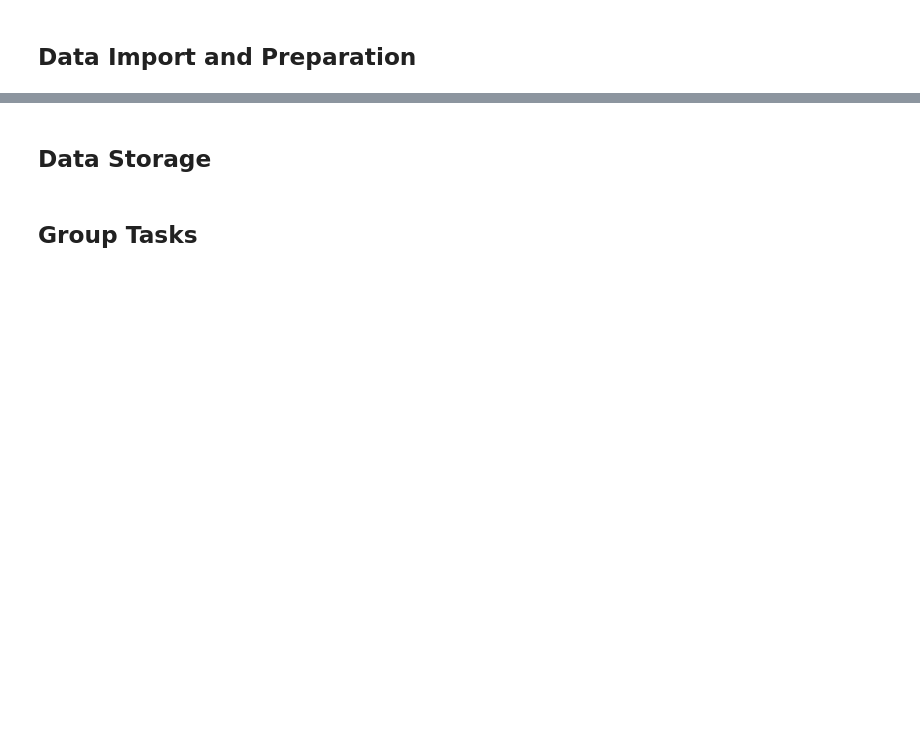
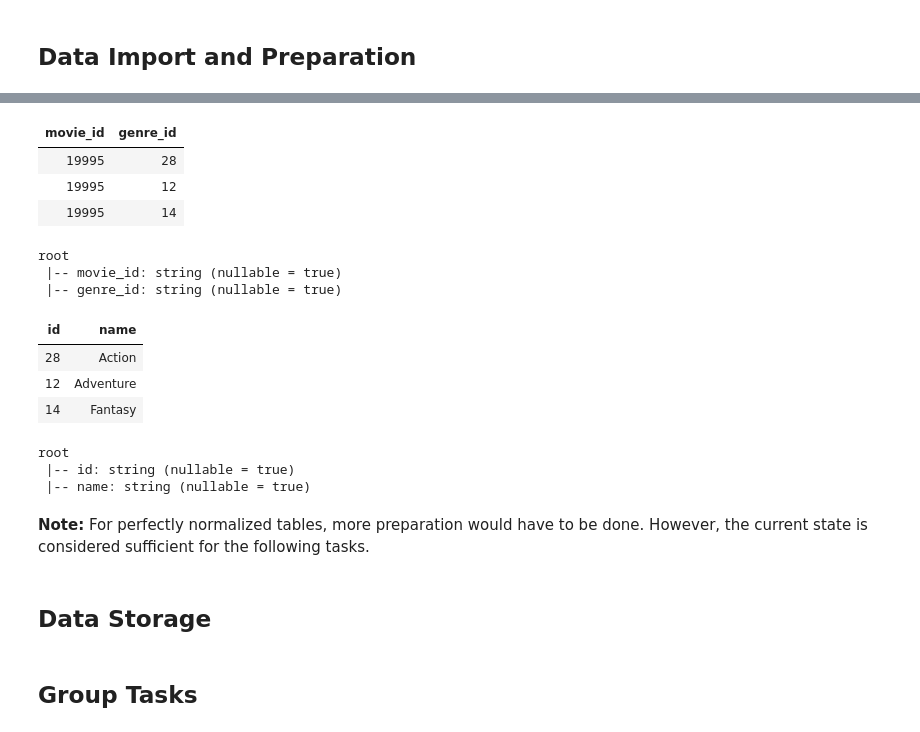
Before and after one commit to timo282/Big_Data_Storage-Movie_Ratings, a Jupyter notebook: Exam_Big_Data_Storage_Notebook.ipynb, the cells around one changed output, grey strips where cells are left out. Drawn from its saved outputs; the diff is of its cells as text; code cells hidden in the pictures; blank space fills up the shorter version.

```diff
--- a/Exam_Big_Data_Storage_Notebook.ipynb
+++ b/Exam_Big_Data_Storage_Notebook.ipynb
@@ -295,3 +239,32 @@ root
+# %%
+# split genres table into fact and dimension table (there are only few distinct genres in the entire dataset, so this process reduces size significantly as data is not stored repeatedly; the dimension table can later be broadcasted)
+
+# fact table: connects movies and genres table
+df_movie_genres = df_genres.select(["movie_id", col("id").alias("genre_id")])
+df_movie_genres.limit(3).display()
+df_movie_genres.printSchema()
+
+# genre dimension table
+df_genres = df_genres.select(["id", "name"]).distinct()
+df_genres.limit(3).display()
+df_genres.printSchema()
+# %% [output]
+| movie_id | genre_id |
+| 19995 | 28 |
+| 19995 | 12 |
+| 19995 | 14 |
+root
+ |-- movie_id: string (nullable = true)
+ |-- genre_id: string (nullable = true)
+| id | name |
+| 28 | Action |
+| 12 | Adventure |
+| 14 | Fantasy |
+root
+ |-- id: string (nullable = true)
+ |-- name: string (nullable = true)
+# %% [markdown]
+**Note:** For perfectly normalized tables, more preparation would have to be done. However, the current state is considered sufficient for the following tasks.
 # %% [markdown]
 ## Data Storage
 # %%
```
Also changed, not shown: parts of 30 cells of this notebook.
